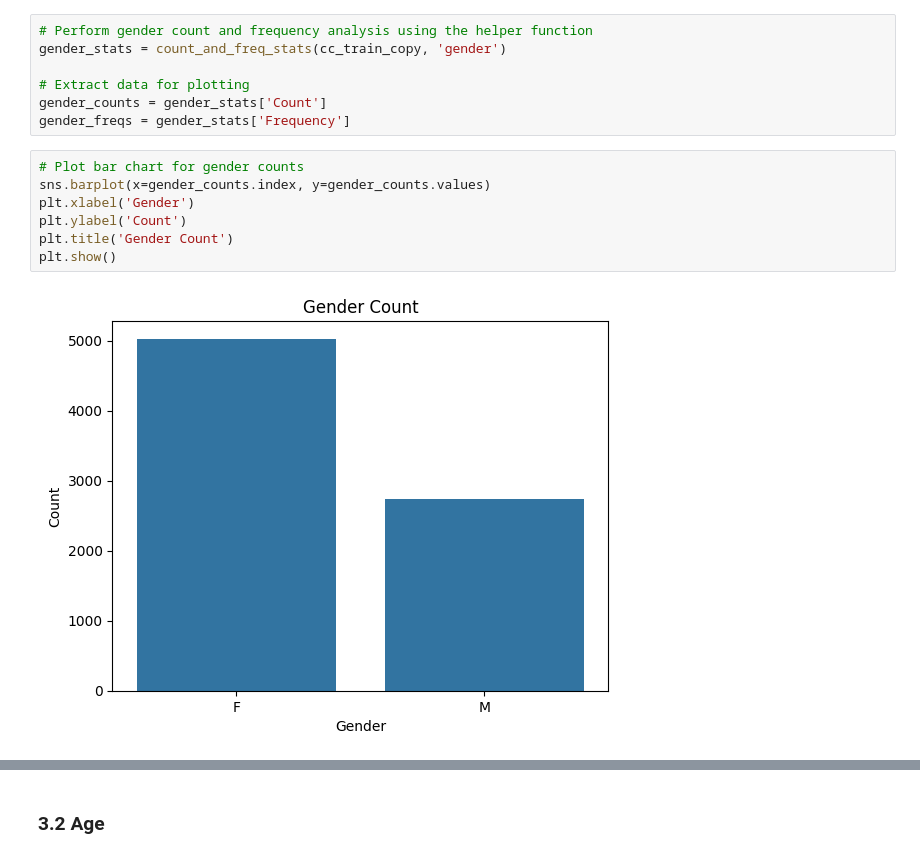
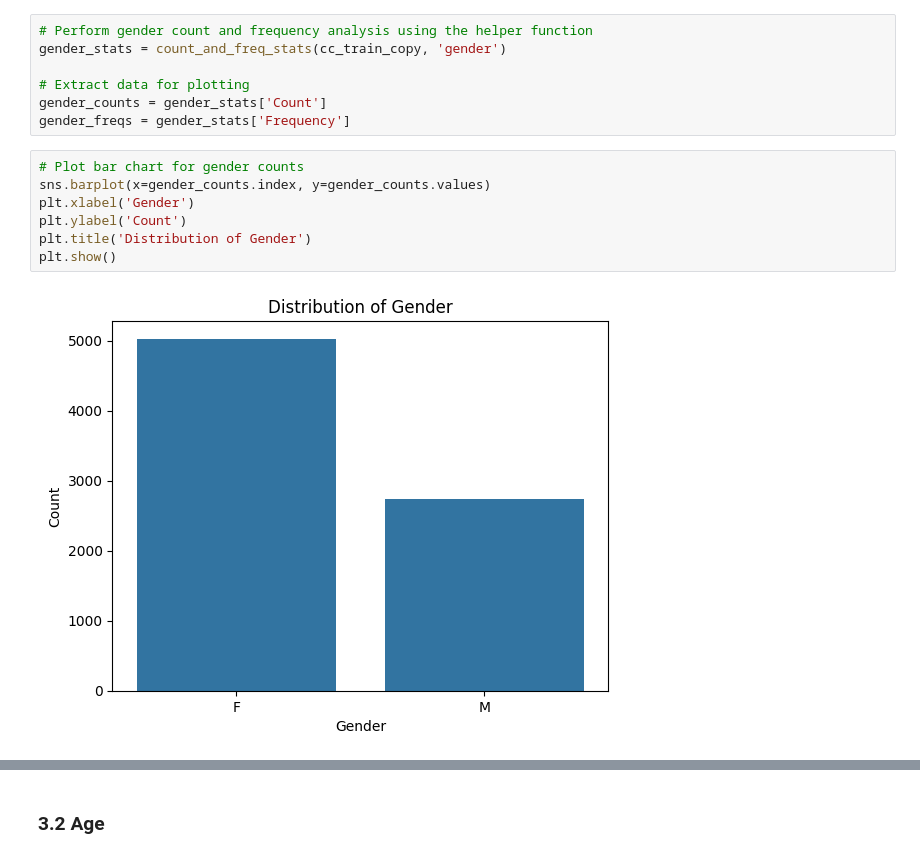
Before and after one commit to himaanssu/Credit_Card_Approval_Prediction, a Jupyter notebook: project.ipynb, the cells around one changed output, grey strips where cells are left out. Saved outputs shown, nothing was run; the diff lists cells and outputs as text.

```diff
--- a/project.ipynb
+++ b/project.ipynb
@@ -113,10 +113,10 @@ gender_freqs = gender_stats['Frequency']
 # %%
 # Plot bar chart for gender counts
 sns.barplot(x=gender_counts.index, y=gender_counts.values)
 plt.xlabel('Gender')
 plt.ylabel('Count')
-plt.title('Gender Count')
+plt.title('Distribution of Gender')
 plt.show()
 # %% [output]
-[figure, old version]
+[figure, new version]
 # %%
```
Also changed, not shown: parts of 16 cells of this notebook.
